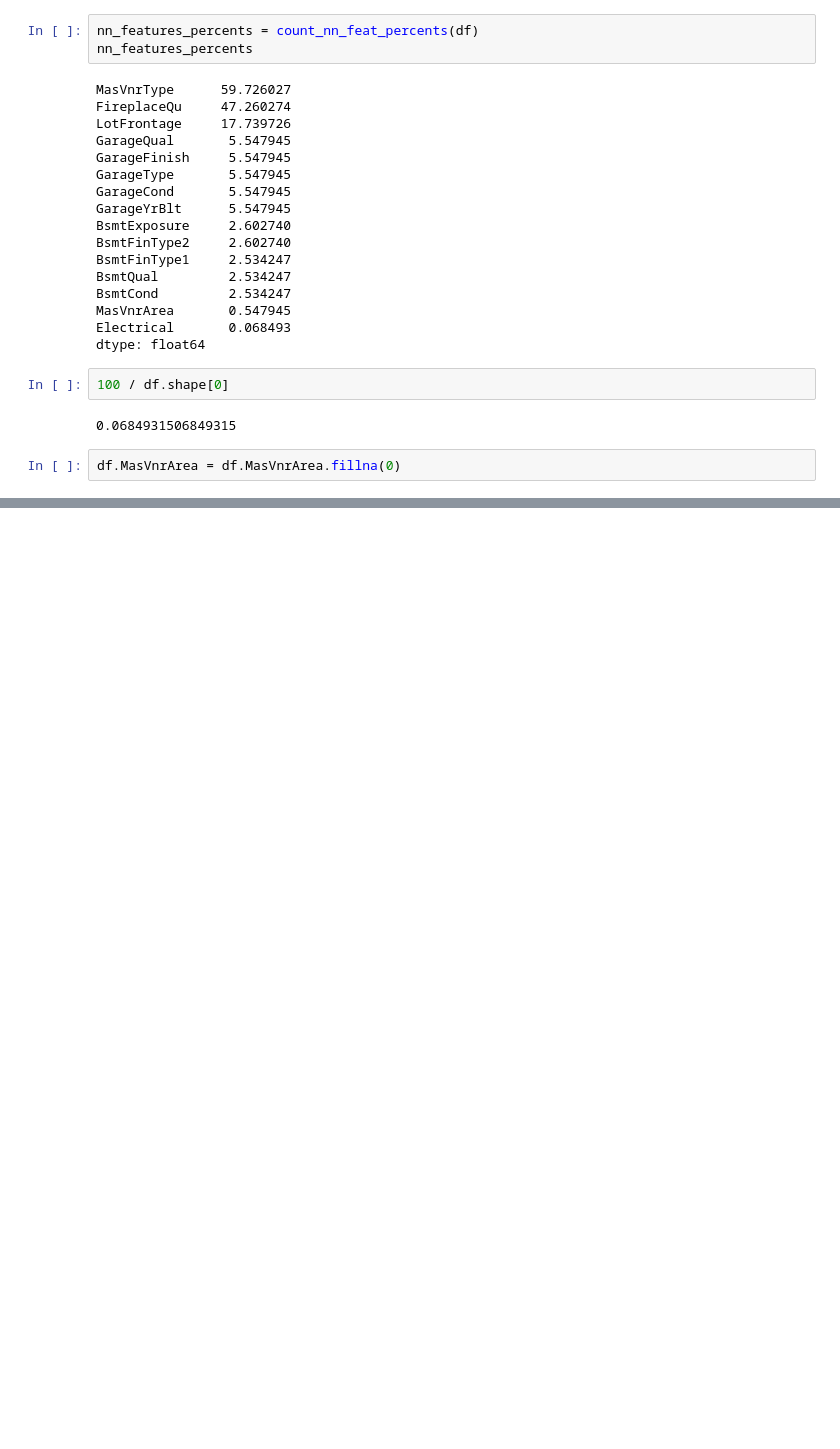
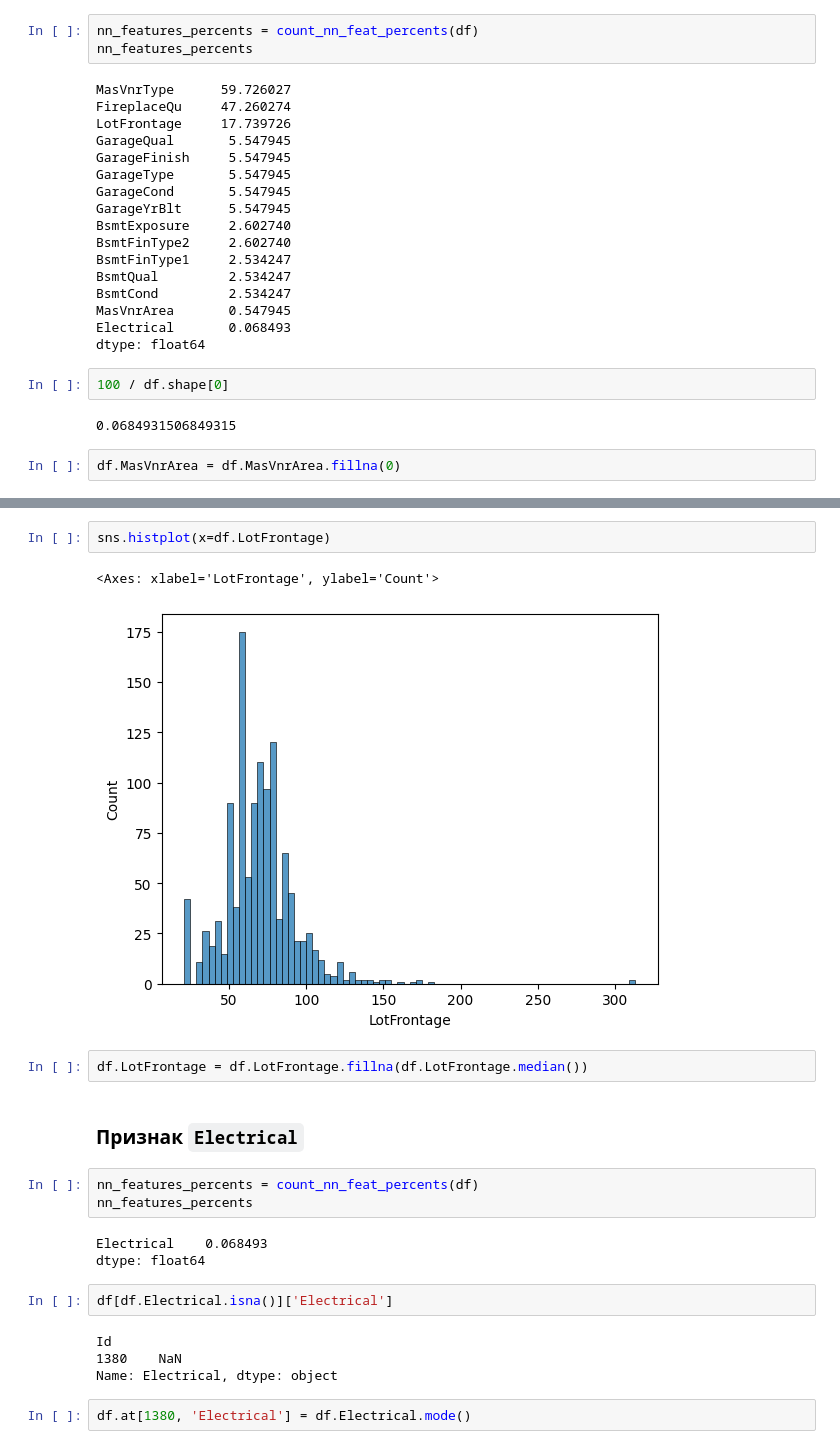
Before and after one commit to Swanger-Iz/ML_projs, a Jupyter notebook: house_prices/house_prices_project.ipynb, the cells around one changed output, grey strips where cells are left out. Cells and saved outputs as stored; diff of their text form; blank space fills up the shorter version.

```diff
--- a/house_prices/house_prices_project.ipynb
+++ b/house_prices/house_prices_project.ipynb
@@ -308,0 +467,23 @@ np.int64(0)
+# %%
+sns.histplot(x=df.LotFrontage)
+# %% [output]
+<Axes: xlabel='LotFrontage', ylabel='Count'>
+[figure, added]
+# %%
+df.LotFrontage = df.LotFrontage.fillna(df.LotFrontage.median())
+# %% [markdown]
+### Признак `Electrical`
+# %%
+nn_features_percents = count_nn_feat_percents(df)
+nn_features_percents
+# %% [output]
+Electrical    0.068493
+dtype: float64
+# %%
+df[df.Electrical.isna()]['Electrical']
+# %% [output]
+Id
+1380    NaN
+Name: Electrical, dtype: object
+# %%
+df.at[1380, 'Electrical'] = df.Electrical.mode()
```
Also changed, not shown: parts of 87 cells of this notebook.
